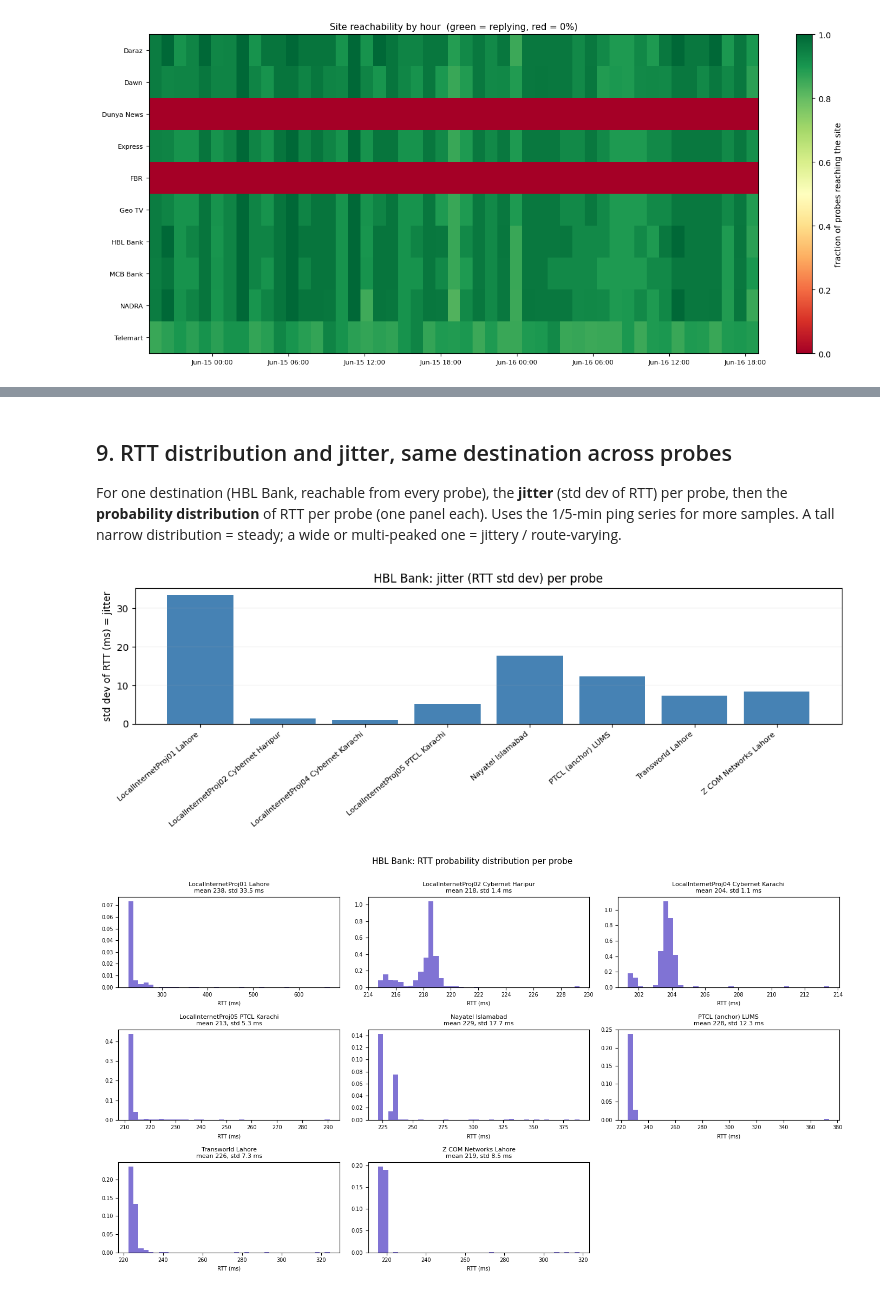
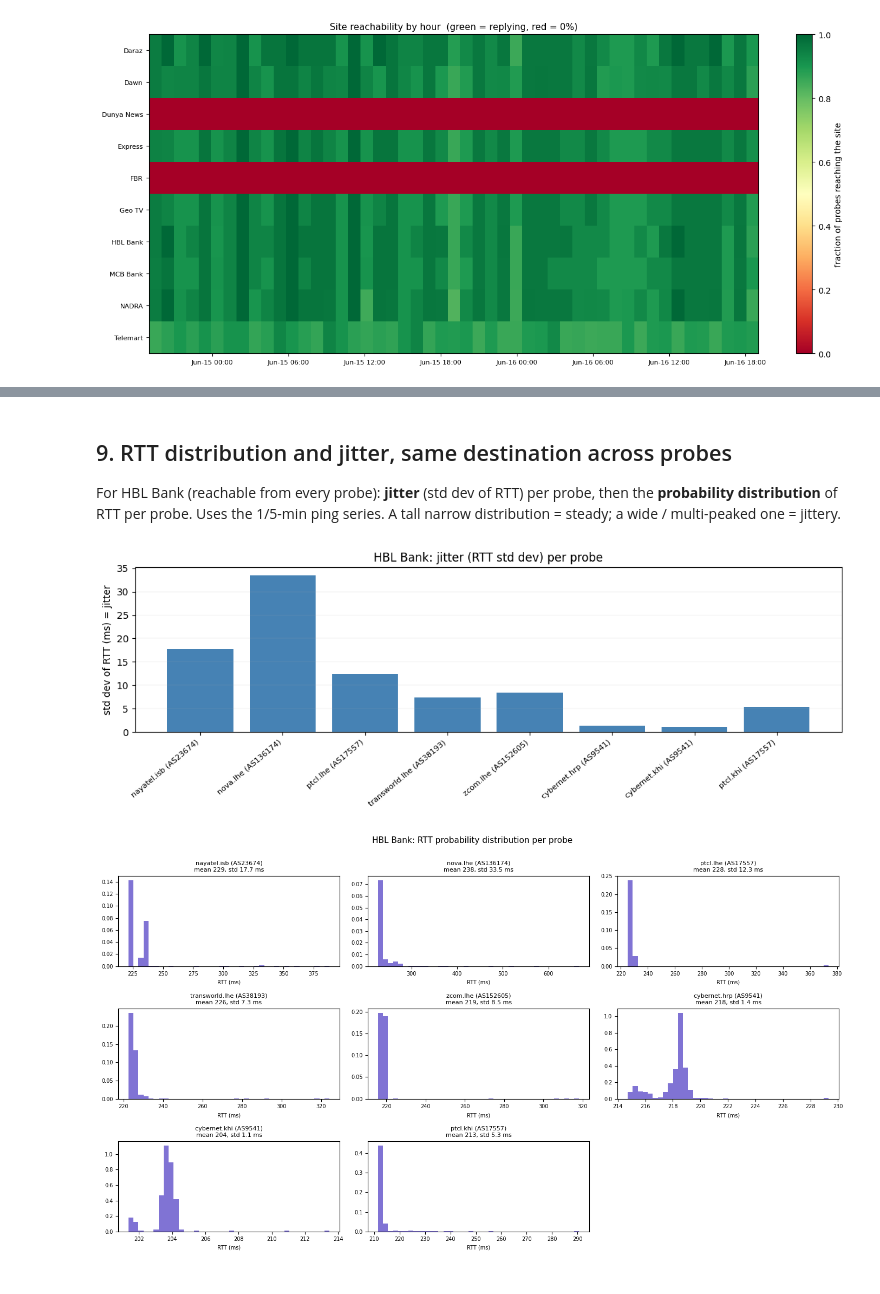
Before and after one commit to msaqib/pkinternet, a Jupyter notebook: findings/03_longitudinal_routing_48h.ipynb, the cells around one changed output, grey strips where cells are left out. Saved outputs shown, nothing was run; the diff lists cells and outputs as text; code cells hidden in the pictures.

```diff
--- a/findings/03_longitudinal_routing_48h.ipynb
+++ b/findings/03_longitudinal_routing_48h.ipynb
@@ -81,19 +100,19 @@ plt.tight_layout(); plt.show()
 Green = up that hour, red = produced nothing (ISP down). One red band = the whole
 story. Exact window printed below.
 # %%
-ct = df.groupby(['probe_city', 'hr']).size().unstack('hr').reindex(index=PROBES)
+ct = df.groupby(['probe', 'hr']).size().unstack('hr').reindex(index=PROBES)
 live = (ct.fillna(0) > 0).astype(int)
 fig, ax, im = time_heatmap(live, 'Probe up/down by hour  (green = up, red = dark)', 'RdYlGn', 0, 1)
 plt.tight_layout(); plt.show()
 
 print('Outage windows (gap > 25 min):')
 found = False
-for probe, g in df.groupby('probe_city'):
+for probe, g in df.groupby('probe'):
     tps = g['t'].sort_values().drop_duplicates().reset_index(drop=True)
     for i in range(1, len(tps)):
         d = (tps[i] - tps[i-1]).total_seconds() / 60
         if d > 25:
             found = True
-            print(f'  {probe:<34} DOWN {tps[i-1]:%b-%d %H:%M} -> UP {tps[i]:%b-%d %H:%M} PKT  ({d/60:.1f} h)')
+            print(f'  {probe:<24} DOWN {tps[i-1]:%b-%d %H:%M} -> UP {tps[i]:%b-%d %H:%M} PKT  ({d/60:.1f} h)')
 if not found: print('  none')
 # %% [output]
@@ -174,5 +289,5 @@ across the shaded evening = **no congestion cycle**; the offshore cost is struct
 # %%
-nay = ok[ok['probe_city'].str.startswith('Nayatel')]
+nay = ok[ok['probe'] == 'nayatel.isb (AS23674)']
 fig, ax = plt.subplots(figsize=(11, 4))
 for s in ['HBL Bank', 'MCB Bank', 'NADRA', 'Dawn']:
     h = nay[nay['target_label'] == s].groupby('hour')['dest_rtt_ms'].mean()
@@ -180,7 +295,7 @@ for s in ['HBL Bank', 'MCB Bank', 'NADRA', 'Dawn']:
 ax.axvspan(18, 23, color='orange', alpha=0.10, label='evening 18:00-23:00 PKT')
 ax.set_xticks(range(0, 24, 2)); ax.set_xlim(-0.5, 23.5)
 ax.set_xlabel('hour of day (PKT)'); ax.set_ylabel('mean RTT (ms)')
-ax.set_title('Diurnal RTT from Nayatel  (flat across evening = no congestion peak)')
+ax.set_title('Diurnal RTT from nayatel.isb  (flat across evening = no congestion peak)')
 ax.legend(fontsize=8); ax.grid(True, lw=0.3, alpha=0.4)
 plt.tight_layout(); plt.show()
 # %% [output]
@@ -198,16 +309,15 @@ the most inflated paths, and separately the near-floor local edges.
 # %%
 rows = []
-for (site, probe), g in ok.groupby(['target_label', 'probe_city']):
-    mode = g['dest_location'].mode()
-    loc = mode.iloc[0] if len(mode) else None
-    pc, dc = coord_of(probe), coord_of(loc)
+for (site, probe), g in ok.groupby(['target_label', 'probe']):
+    mode = g['dest_location'].mode(); loc = mode.iloc[0] if len(mode) else None
+    pc, dc = probe_coord(probe), coord_of(loc)
     if pc and dc:
         km = haversine_km(pc, dc)
         rows.append({'site': site, 'probe': probe, 'served_from': (loc.split(',')[0] if loc else loc),
                      'km': round(km), 'theoretical_ms': round(theo_rtt_ms(km), 1),
                      'measured_ms': round(g['dest_rtt_ms'].mean(), 1)})
 T = pd.DataFrame(rows)
-T['overhead_ms'] = (T['measured_ms'] - T['theoretical_ms']).round(1)   # how far above the floor
+T['overhead_ms'] = (T['measured_ms'] - T['theoretical_ms']).round(1)
 
 fig, ax = plt.subplots(figsize=(8.5, 7))
 for site, s in T.groupby('site'):
@@ -221,7 +331,6 @@ ax.legend(fontsize=7, bbox_to_anchor=(1.01, 1), loc='upper left'); ax.grid(True,
 plt.tight_layout(); plt.show()
 
 print('Biggest overhead above the physical floor (measured - theoretical):')
-print('(few-ms overhead = near-optimal; a nearby served_from city with huge overhead = a geo-mislabelled detour, e.g. PTCL)')
 display(T.sort_values('overhead_ms', ascending=False).head(12).reset_index(drop=True))
 # %% [output]
 [figure]
@@ -249,15 +356,15 @@ isolates the effect of the **probe's city** (distance from the content) from the
 # %%
 pairs = {
-    'Cybernet (AS9541)': ['LocalInternetProj02 Cybernet Haripur', 'LocalInternetProj04 Cybernet Karachi'],
-    'PTCL (AS17557)':    ['PTCL (anchor) LUMS',                    'LocalInternetProj05 PTCL Karachi'],
+    'cybernet (AS9541)': ['cybernet.hrp (AS9541)', 'cybernet.khi (AS9541)'],
+    'ptcl (AS17557)':    ['ptcl.lhe (AS17557)',    'ptcl.khi (AS17557)'],
 }
 for isp, (pa, pb) in pairs.items():
-    m = (ok[ok['probe_city'].isin([pa, pb])]
-         .groupby(['target_label', 'probe_city'])['dest_rtt_ms'].mean().unstack('probe_city')
+    m = (ok[ok['probe'].isin([pa, pb])]
+         .groupby(['target_label', 'probe'])['dest_rtt_ms'].mean().unstack('probe')
          .reindex(columns=[pa, pb]).dropna(how='all'))
     ax = m.plot(kind='bar', figsize=(12, 4))
     ax.set_ylabel('mean RTT (ms)'); ax.set_xlabel('')
     ax.set_title(f'Same site, same ISP ({isp}) - two cities')
-    ax.legend(fontsize=8, title='probe (city)'); ax.grid(True, axis='y', lw=0.3, alpha=0.4)
+    ax.legend(fontsize=8, title='probe'); ax.grid(True, axis='y', lw=0.3, alpha=0.4)
     plt.xticks(rotation=30, ha='right'); plt.tight_layout(); plt.show()
 # %% [output]
@@ -266,38 +373,35 @@ for isp, (pa, pb) in pairs.items():
 # %% [markdown]
 ## 9. RTT distribution and jitter, same destination across probes
 
-For one destination (HBL Bank, reachable from every probe), the **jitter** (std dev of
-RTT) per probe, then the **probability distribution** of RTT per probe (one panel
-each). Uses the 1/5-min ping series for more samples. A tall narrow distribution =
-steady; a wide or multi-peaked one = jittery / route-varying.
+For HBL Bank (reachable from every probe): **jitter** (std dev of RTT) per probe, then
+the **probability distribution** of RTT per probe. Uses the 1/5-min ping series. A tall
+narrow distribution = steady; a wide / multi-peaked one = jittery.
 # %%
 def dist_and_jitter(site):
-    g = pg[(pg['target_label'] == site)].dropna(subset=['rtt_avg'])
-    probes = [p for p in PROBES if p in set(g['probe_city'])]
-    # --- jitter (std dev) per probe ---
-    jit = g.groupby('probe_city')['rtt_avg'].std().reindex(probes)
+    g = pg[pg['target_label'] == site].dropna(subset=['rtt_avg'])
+    probes = [p for p in PROBES if p in set(g['probe'])]
+    jit = g.groupby('probe')['rtt_avg'].std().reindex(probes)
     fig, ax = plt.subplots(figsize=(11, 4))
     ax.bar(range(len(jit)), jit.values, color='steelblue')
     ax.set_xticks(range(len(jit))); ax.set_xticklabels(jit.index, rotation=40, ha='right', fontsize=8)
     ax.set_ylabel('std dev of RTT (ms) = jitter')
     ax.set_title(f'{site}: jitter (RTT std dev) per probe'); ax.grid(True, axis='y', lw=0.3, alpha=0.4)
     plt.tight_layout(); plt.show()
-    # --- distribution per probe (small multiples) ---
     ncol = 3; nrow = (len(probes) + ncol - 1) // ncol
     fig, axes = plt.subplots(nrow, ncol, figsize=(14, 2.6 * nrow))
     for ax, p in zip(axes.flat, probes):
-        v = g[g['probe_city'] == p]['rtt_avg']
+        v = g[g['probe'] == p]['rtt_avg']
         ax.hist(v, bins=40, density=True, color='slateblue', alpha=0.85)
         ax.set_title(f'{p}\nmean {v.mean():.0f}, std {v.std():.1f} ms', fontsize=8)
         ax.set_xlabel('RTT (ms)', fontsize=7); ax.tick_params(labelsize=7)
     for ax in axes.flat[len(probes):]: ax.axis('off')
     fig.suptitle(f'{site}: RTT probability distribution per probe', y=1.0, fontsize=11)
     plt.tight_layout(); plt.show()
 
 dist_and_jitter('HBL Bank')
 # %% [output]
-[figure, old version]
+[figure, new version]
-[figure, old version]
+[figure, new version]
 # %% [markdown]
 ## 10. Tables: real path changes and probe ASN
 
```
Also changed, not shown: parts of 21 cells of this notebook, 38 other files.
